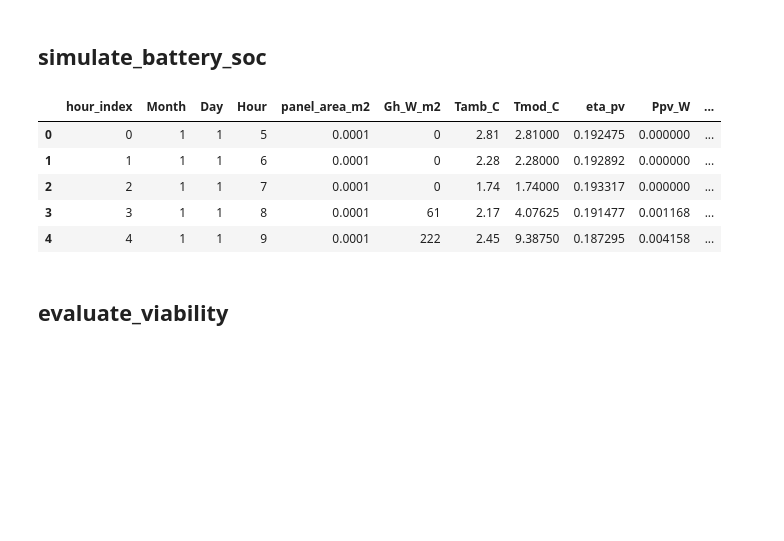
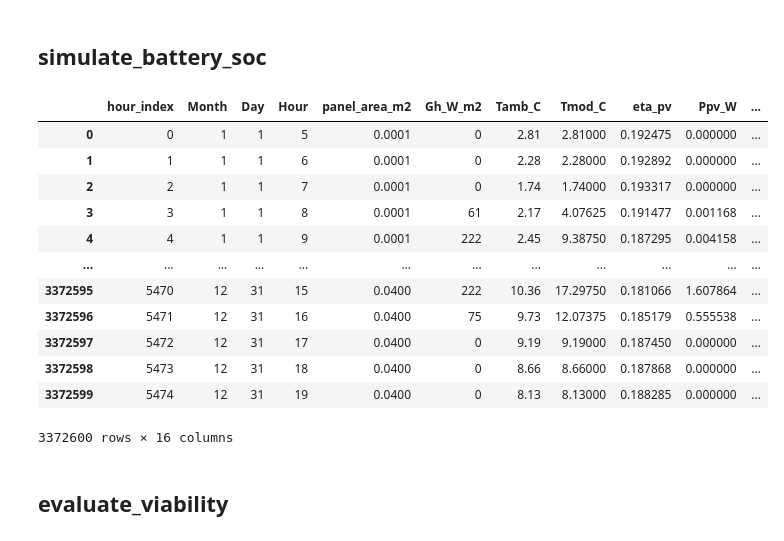
Before and after one commit to UCLM-ARCO/oasis-ehs, a Jupyter notebook: gen-dataset.ipynb, the cells around one changed output. Saved outputs shown, nothing was run; the diff lists cells and outputs as text; code cells hidden in the pictures; blank space fills up the shorter version.

```diff
--- a/gen-dataset.ipynb
+++ b/gen-dataset.ipynb
@@ -230,47 +385,51 @@ df_pv.head()
 # %%
 # --- Build battery simulation dataset (one row per hour, panel, and battery) ---
 
-# Duplicate PV data for each battery capacity
+# Expand over battery capacities as well
 df_soc = pd.concat(
-    [df_pv.assign(battery_capacity_Wh=Cbat) for Cbat in battery_capacities_Wh],
+    [df_pv_pmu.assign(battery_capacity_mAh=Cbat) for Cbat in battery_capacities_mAh],
     ignore_index=True
 )
 
-# Prepare SoC column
 df_soc["SoC"] = np.nan
 
-# Iterate over each combination of (panel_area_m2, battery_capacity_Wh)
-for (A, Cbat), group_idx in df_soc.groupby(["panel_area_m2", "battery_capacity_Wh"]).groups.items():
+# Simulation per (panel_area, battery_capacity, pmu_eta)
+for (A, Cbat, eta), group_idx in df_soc.groupby(
+    ["panel_area_m2", "battery_capacity_mAh", "pmu_eta"]
+).groups.items():
+
     idx = list(group_idx)
-    e_net = df_soc.loc[idx, "E_net_Wh"].to_numpy()
+    i_net = df_soc.loc[idx, "I_net_mA"].to_numpy()
 
-    soc = np.empty_like(e_net)
-    soc[0] = 1.0  # start fully charged
+    soc = np.empty_like(i_net)
+    soc[0] = 1.0
 
-    for i in range(1, len(e_net)):
-        delta = e_net[i]
+    for i in range(1, len(i_net)):
+        delta = i_net[i]
         if delta >= 0:
-            soc[i] = soc[i - 1] + (delta / Cbat) * BATTERY_ETA_C
+            soc[i] = soc[i-1] + (delta / Cbat) * BATTERY_ETA_C
         else:
-            soc[i] = soc[i - 1] + (delta / Cbat) / BATTERY_ETA_C
+            soc[i] = soc[i-1] + (delta / Cbat) / BATTERY_ETA_C
 
-        # clamp to [SOC_MIN, 1.0]
-        if soc[i] > 1.0:
-            soc[i] = 1.0
-        elif soc[i] < SOC_MIN:
-            soc[i] = SOC_MIN
+        soc[i] = min(1.0, max(SOC_MIN, soc[i]))
 
     df_soc.loc[idx, "SoC"] = soc
 
-# --- Preview ---
-df_soc.head()
+df_soc
 # %% [output]
 |  | hour_index | Month | Day | Hour | panel_area_m2 | Gh_W_m2 | Tamb_C | Tmod_C | eta_pv | Ppv_W | ... |
 | 0 | 0 | 1 | 1 | 5 | 0.0001 | 0 | 2.81 | 2.81000 | 0.192475 | 0.000000 | ... |
 | 1 | 1 | 1 | 1 | 6 | 0.0001 | 0 | 2.28 | 2.28000 | 0.192892 | 0.000000 | ... |
 | 2 | 2 | 1 | 1 | 7 | 0.0001 | 0 | 1.74 | 1.74000 | 0.193317 | 0.000000 | ... |
 | 3 | 3 | 1 | 1 | 8 | 0.0001 | 61 | 2.17 | 4.07625 | 0.191477 | 0.001168 | ... |
 | 4 | 4 | 1 | 1 | 9 | 0.0001 | 222 | 2.45 | 9.38750 | 0.187295 | 0.004158 | ... |
+| ... | ... | ... | ... | ... | ... | ... | ... | ... | ... | ... | ... |
+| 3372595 | 5470 | 12 | 31 | 15 | 0.0400 | 222 | 10.36 | 17.29750 | 0.181066 | 1.607864 | ... |
+| 3372596 | 5471 | 12 | 31 | 16 | 0.0400 | 75 | 9.73 | 12.07375 | 0.185179 | 0.555538 | ... |
+| 3372597 | 5472 | 12 | 31 | 17 | 0.0400 | 0 | 9.19 | 9.19000 | 0.187450 | 0.000000 | ... |
+| 3372598 | 5473 | 12 | 31 | 18 | 0.0400 | 0 | 8.66 | 8.66000 | 0.187868 | 0.000000 | ... |
+| 3372599 | 5474 | 12 | 31 | 19 | 0.0400 | 0 | 8.13 | 8.13000 | 0.188285 | 0.000000 | ... |
+3372600 rows × 16 columns
 # %% [markdown]
 ## evaluate_viability
 # %%
```
Also changed, not shown: parts of 11 cells of this notebook.
